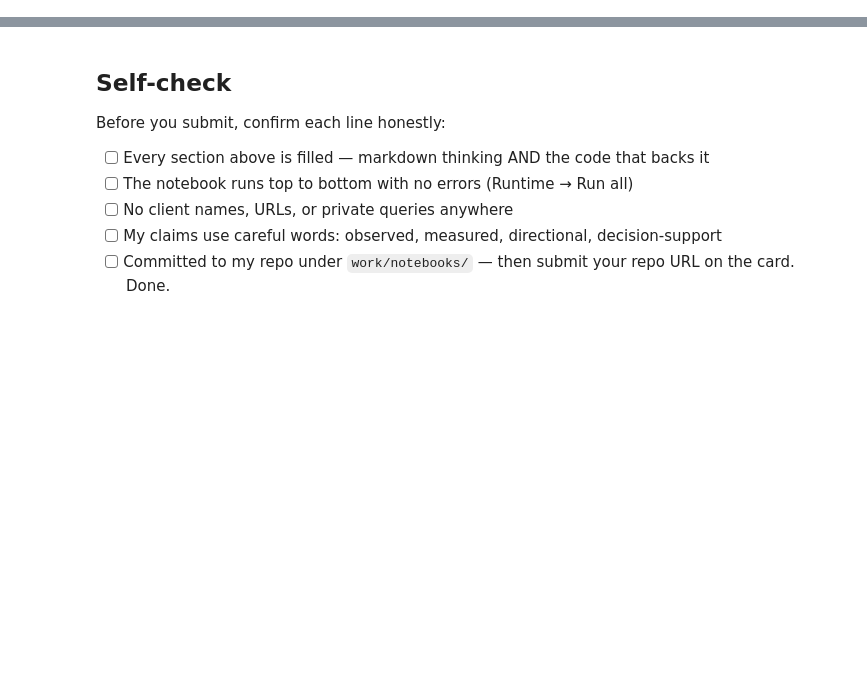
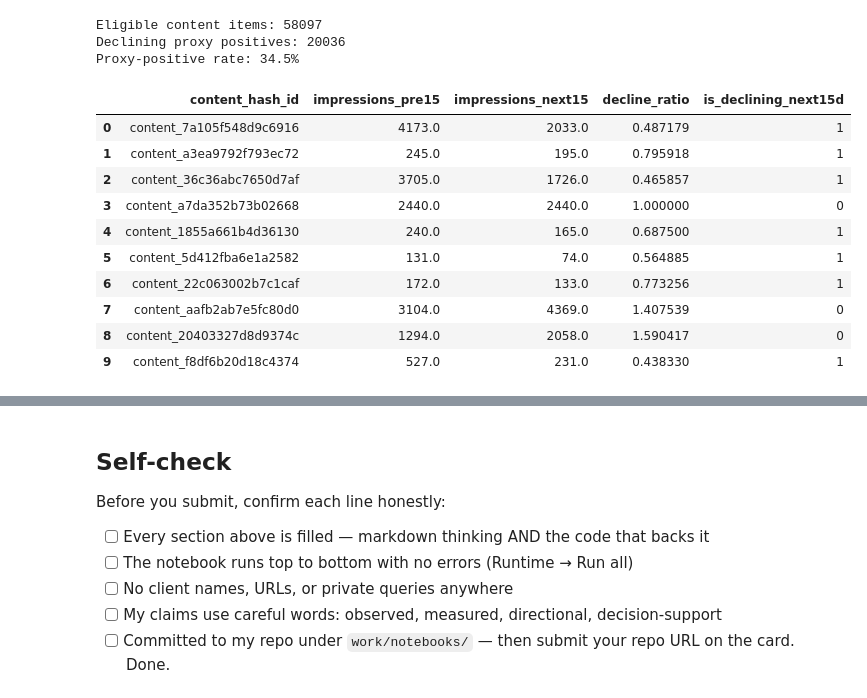
Before and after one commit to jh-emon002/flyrank-intern, a Jupyter notebook: work/notebooks/w03_data_contract.ipynb, the cells around one changed output, grey strips where cells are left out. Drawn from its saved outputs; the diff is of its cells as text; code cells hidden in the pictures; blank space fills up the shorter version.

```diff
--- a/work/notebooks/w03_data_contract.ipynb
+++ b/work/notebooks/w03_data_contract.ipynb
@@ -36,0 +63,17 @@ This skeleton is yours to fill. Work the sections **in order** — each one has
+# %%
+FEATURE_START = "2026-03-01"
+FEATURE_END = "2026-03-15"
+
+DECISION_DATE = "2026-03-16"
+
+OUTCOME_START = "2026-03-17"
+OUTCOME_END = "2026-03-31"
+
+MIN_FEATURE_IMPRESSIONS = 100
+DECLINE_RATIO_THRESHOLD = 0.80
+
+print("Feature window :", FEATURE_START, "to", FEATURE_END)
+print("Decision point :", DECISION_DATE)
+print("Outcome window :", OUTCOME_START, "to", OUTCOME_END)
+print("Minimum feature-window impressions:", MIN_FEATURE_IMPRESSIONS)
+print("Decline threshold:", DECLINE_RATIO_THRESHOLD)
@@ -36,0 +362,35 @@ This skeleton is yours to fill. Work the sections **in order** — each one has
+# %%
+print("Eligible content items:", len(feature_frame))
+
+print(
+    "Declining proxy positives:",
+    feature_frame["is_declining_next15d"].sum()
+)
+
+print(
+    "Proxy-positive rate:",
+    f"{feature_frame['is_declining_next15d'].mean():.1%}"
+)
+
+feature_frame[[
+    "content_hash_id",
+    "impressions_pre15",
+    "impressions_next15",
+    "decline_ratio",
+    "is_declining_next15d"
+]].head(10)
+# %% [output]
+Eligible content items: 58097
+Declining proxy positives: 20036
+Proxy-positive rate: 34.5%
+|  | content_hash_id | impressions_pre15 | impressions_next15 | decline_ratio | is_declining_next15d |
+| 0 | content_7a105f548d9c6916 | 4173.0 | 2033.0 | 0.487179 | 1 |
+| 1 | content_a3ea9792f793ec72 | 245.0 | 195.0 | 0.795918 | 1 |
+| 2 | content_36c36abc7650d7af | 3705.0 | 1726.0 | 0.465857 | 1 |
+| 3 | content_a7da352b73b02668 | 2440.0 | 2440.0 | 1.000000 | 0 |
+| 4 | content_1855a661b4d36130 | 240.0 | 165.0 | 0.687500 | 1 |
+| 5 | content_5d412fba6e1a2582 | 131.0 | 74.0 | 0.564885 | 1 |
+| 6 | content_22c063002b7c1caf | 172.0 | 133.0 | 0.773256 | 1 |
+| 7 | content_aafb2ab7e5fc80d0 | 3104.0 | 4369.0 | 1.407539 | 0 |
+| 8 | content_20403327d8d9374c | 1294.0 | 2058.0 | 1.590417 | 0 |
+| 9 | content_f8df6b20d18c4374 | 527.0 | 231.0 | 0.438330 | 1 |
```
Also changed, not shown: parts of 33 cells of this notebook.
